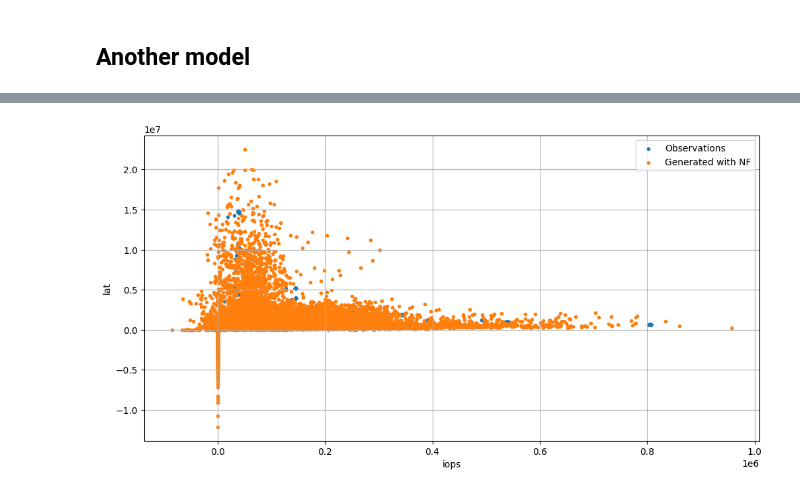
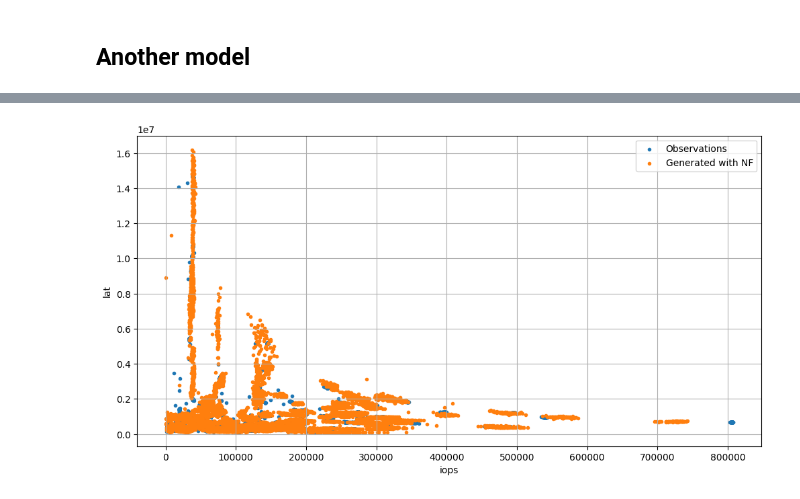
Before and after one commit to juliajones17/reliable_modeling, a Jupyter notebook: notebooks/proj.ipynb, the cells around one changed output, grey strips where cells are left out. Cells and saved outputs as stored; diff of their text form; code cells hidden in the pictures.

Commit message:
version 2
added scalers, strange loss curve

```diff
--- a/notebooks/proj.ipynb
+++ b/notebooks/proj.ipynb
@@ -255,5 +251,3 @@ from probaforms.models import RealNVP
 
 # model
 model = RealNVP(lr=0.01, n_epochs=100)
-# %%
-model.fit(y_tr, X_tr) # (target, condition)
@@ -272,0 +254,2 @@ array([[ 6.2843613e+04,  2.3938500e+06],
+# %%
+model.fit(y_tr_ss, X_tr_ss) # (target, condition)
@@ -272,0 +265,3 @@ array([[ 6.2843613e+04,  2.3938500e+06],
+# %%
+# samples
+y_gen = model.sample(X_test_ss)
@@ -273,13 +278,15 @@ array([[ 6.2843613e+04,  2.3938500e+06],
+# %%
+y_gen_ss = scaler.inverse_transform(y_gen)
 # %%
 plt.figure(figsize=(12, 6))
 
 plt.scatter(y_test[:, 0], y_test[:, 1], marker='.', label='Observations', linewidth=1)
-plt.scatter(y_gen[:, 0], y_gen[:, 1], marker='.', label='Generated with NF', color='C1', linewidth=1)
+plt.scatter(y_gen_ss[:, 0], y_gen_ss[:, 1], marker='.', label='Generated with NF', color='C1', linewidth=1)
 
 plt.xlabel("iops")
 plt.ylabel("lat")
 plt.grid()
 plt.legend()
 plt.show()
 # %% [output]
-[figure, old version]
+[figure, new version]
```
Also changed, not shown: parts of 61 cells of this notebook.
